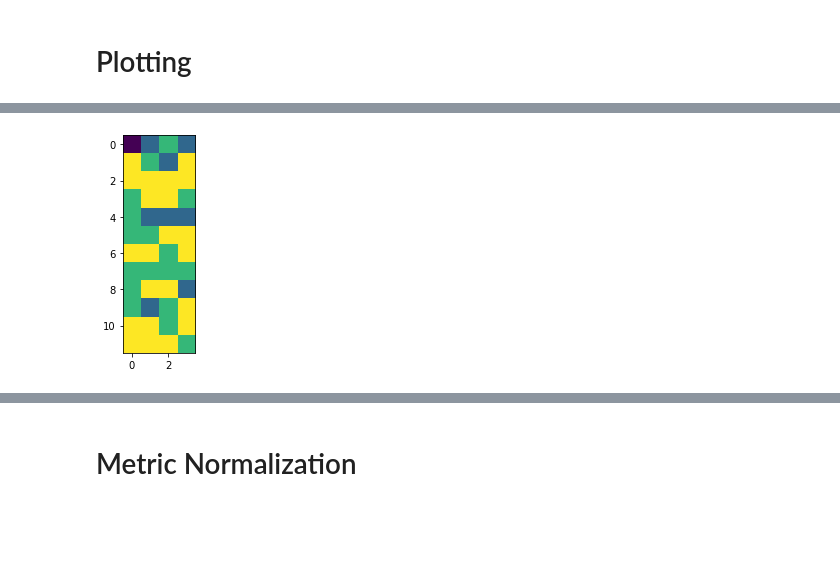
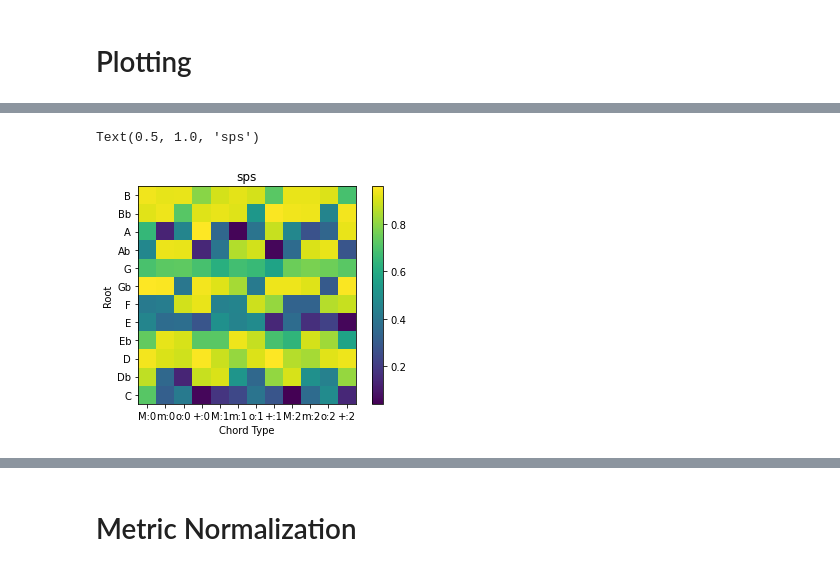
Before and after one commit to DCMLab/chord-eval, a Jupyter notebook: Scratch.ipynb, the cells around one changed output, grey strips where cells are left out. Drawn from its saved outputs; the diff is of its cells as text; code cells hidden in the pictures; blank space fills up the shorter version.

Commit message:
Make plots

```diff
--- a/Scratch.ipynb
+++ b/Scratch.ipynb
@@ -149,23 +179,29 @@ data
 # %%
 import matplotlib.pyplot as plt
 import numpy as np
 
 triads = [ChordType.MAJOR, ChordType.MINOR, ChordType.DIMINISHED, ChordType.AUGMENTED]
 maj_min = [ChordType.MAJOR, ChordType.MINOR]
 
 c_maj_mask = (data["root1"] == 0) & (data["chord_type1"] == ChordType.MAJOR) & (data["inversion1"] == 0)
 c_maj_data = data.loc[c_maj_mask]
 
-for metric in ["sps", "voice_leading_b1", "tone_by_tone_r0_b0"]:
-    metric = "tone_by_tone_r0_b0"
+metric = "sps"
 
-    matrix = np.zeros((12, 4))
+matrix = np.zeros((12, 4 * 3))
 
-    for root in range(12):
-        for i, chord_type in enumerate(triads):
-            matrix[root, i] = c_maj_data.loc[(c_maj_data["root2"] == root) & (c_maj_data["chord_type2"] == chord_type) & (c_maj_data["inversion2"] == 0), metric]
+for root in range(12):
+    for i, (inv, chord_type) in enumerate(itertools.product(range(3), triads)):
+        matrix[(11 - root), i] = c_maj_data.loc[(c_maj_data["root2"] == root) & (c_maj_data["chord_type2"] == chord_type) & (c_maj_data["inversion2"] == inv), metric]
 
 
-    plt.imshow(matrix)
+plt.imshow(matrix)
+plt.colorbar()
+plt.xlabel("Chord Type")
+plt.ylabel("Root")
+plt.xticks(ticks=range(12), labels=[f"{chord_type}:{inv}" for inv, chord_type in itertools.product(range(3), ["M", "m", "o", "+"])])
+plt.yticks(ticks=range(12), labels=["B", "Bb", "A", "Ab", "G", "Gb", "F", "E", "Eb", "D", "Db", "C"])
+plt.title(metric)
 # %% [output]
+Text(0.5, 1.0, 'sps')
-[figure, old version]
+[figure, new version]
```
Also changed, not shown: parts of 5 cells of this notebook, 1 other file.
